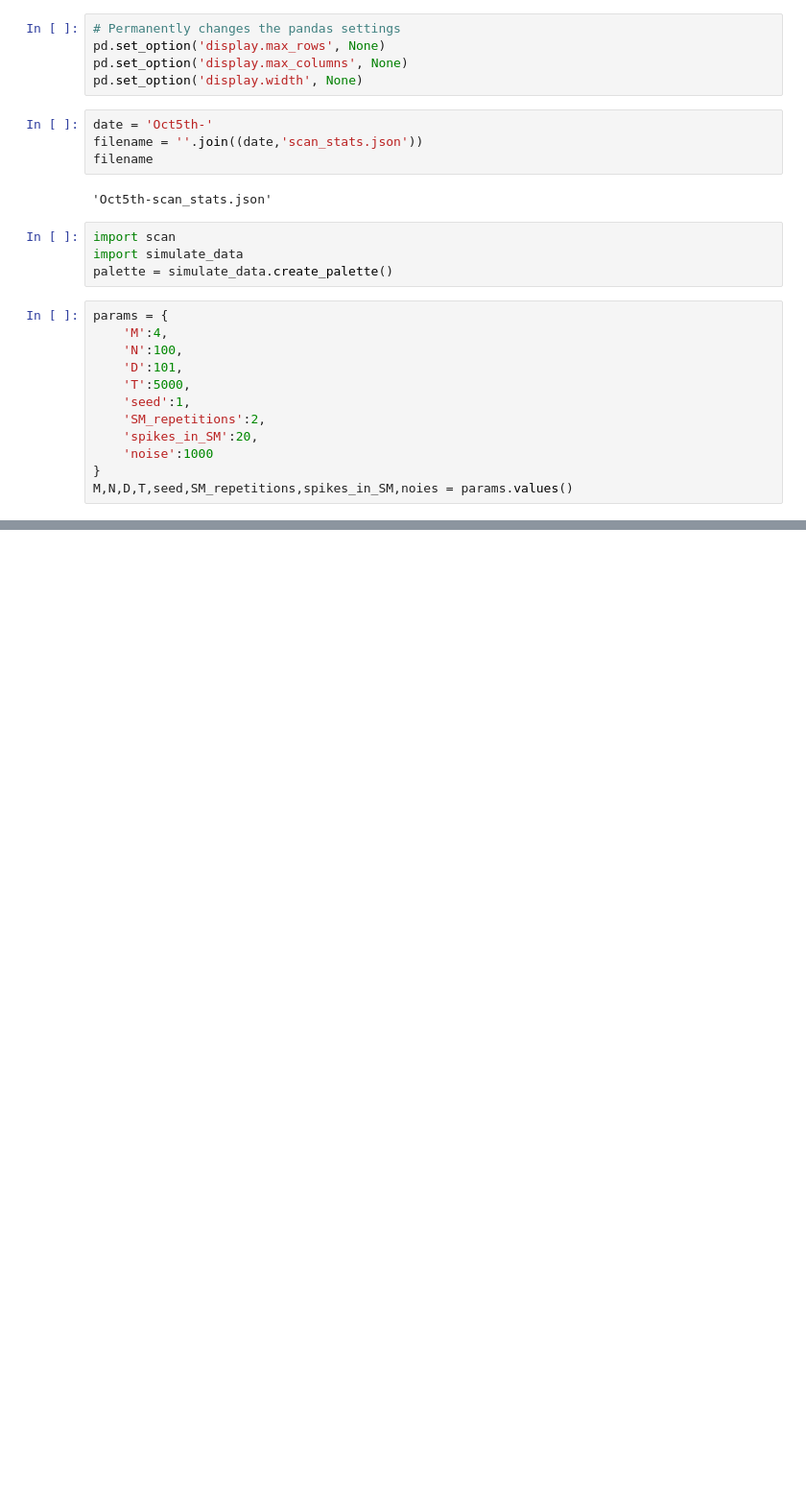
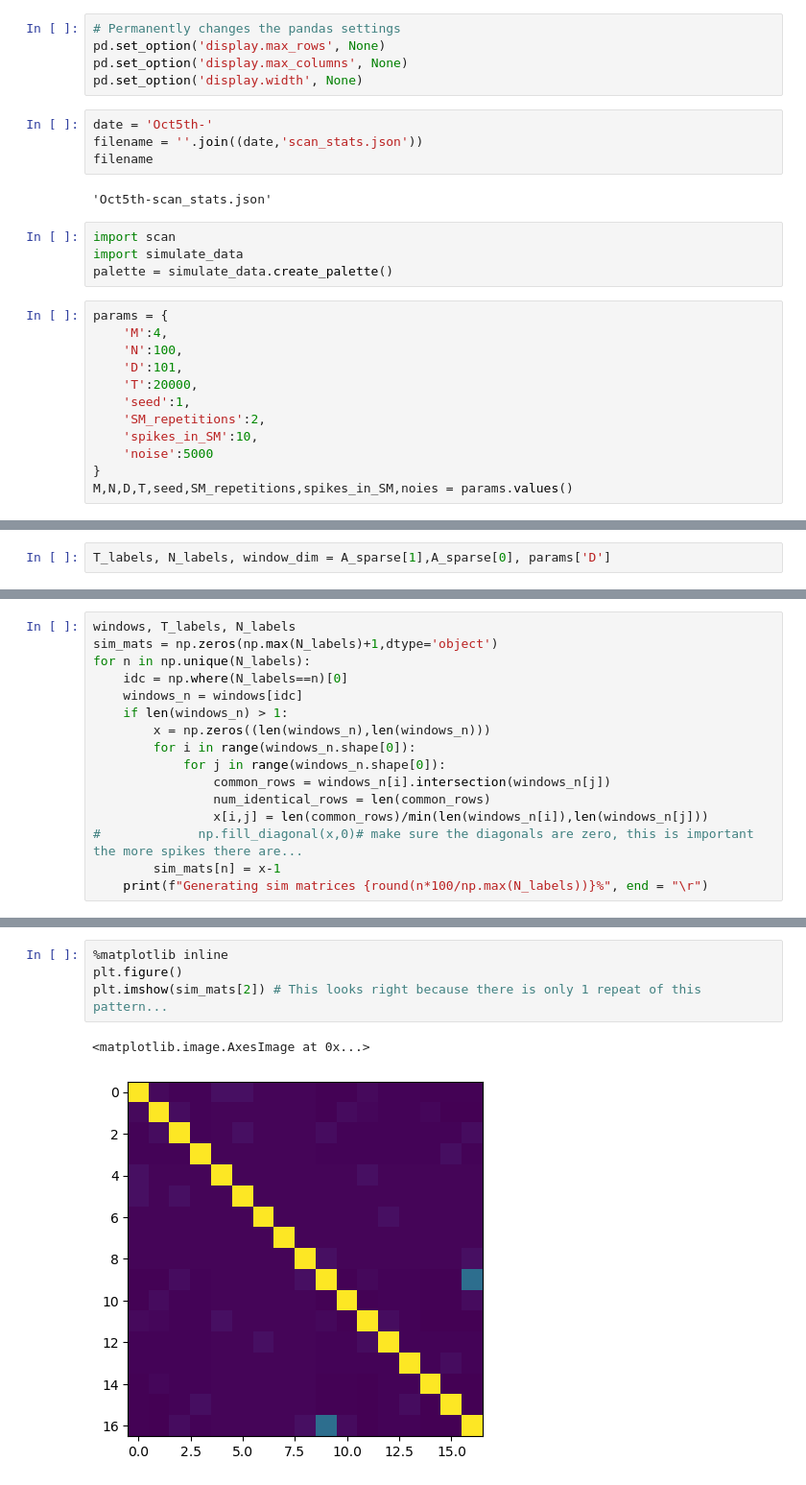
Before and after one commit to CosmicSurgery/thesis_notebooks, a Jupyter notebook: 2023.10.05 - Final Drafts v2/2023.10.06- Demo.ipynb, the cells around one changed output, grey strips where cells are left out. Shown at 96% size. Cells and saved outputs as stored; diff of their text form; blank space fills up the shorter version.

```diff
--- a/2023.10.05 - Final Drafts v2/2023.10.06- Demo.ipynb
+++ b/2023.10.05 - Final Drafts v2/2023.10.06- Demo.ipynb
@@ -33,10 +33,10 @@ params = {
     'M':4,
     'N':100,
     'D':101,
-    'T':5000,
+    'T':20000,
     'seed':1,
     'SM_repetitions':2,
-    'spikes_in_SM':20,
-    'noise':1000
+    'spikes_in_SM':10,
+    'noise':5000
 }
 M,N,D,T,seed,SM_repetitions,spikes_in_SM,noies = params.values()
@@ -58,0 +130,2 @@ end = time.time()
+# %%
+T_labels, N_labels, window_dim = A_sparse[1],A_sparse[0], params['D']
@@ -58,0 +259,16 @@ end = time.time()
+# %%
+windows, T_labels, N_labels
+sim_mats = np.zeros(np.max(N_labels)+1,dtype='object')
+for n in np.unique(N_labels):
+    idc = np.where(N_labels==n)[0]
+    windows_n = windows[idc]
+    if len(windows_n) > 1:
+        x = np.zeros((len(windows_n),len(windows_n)))
+        for i in range(windows_n.shape[0]):
+            for j in range(windows_n.shape[0]):
+                common_rows = windows_n[i].intersection(windows_n[j])
+                num_identical_rows = len(common_rows)
+                x[i,j] = len(common_rows)/min(len(windows_n[i]),len(windows_n[j]))
+#             np.fill_diagonal(x,0)# make sure the diagonals are zero, this is important the more spikes there are...
+        sim_mats[n] = x-1
+    print(f"Generating sim matrices {round(n*100/np.max(N_labels))}%", end = "\r")
@@ -58,0 +277,7 @@ end = time.time()
+# %%
+%matplotlib inline
+plt.figure()
+plt.imshow(sim_mats[2]) # This looks right because there is only 1 repeat of this pattern...
+# %% [output]
+<matplotlib.image.AxesImage at 0x...>
+[figure, added]
```
Also changed, not shown: parts of 17 cells of this notebook, 3 other files.
